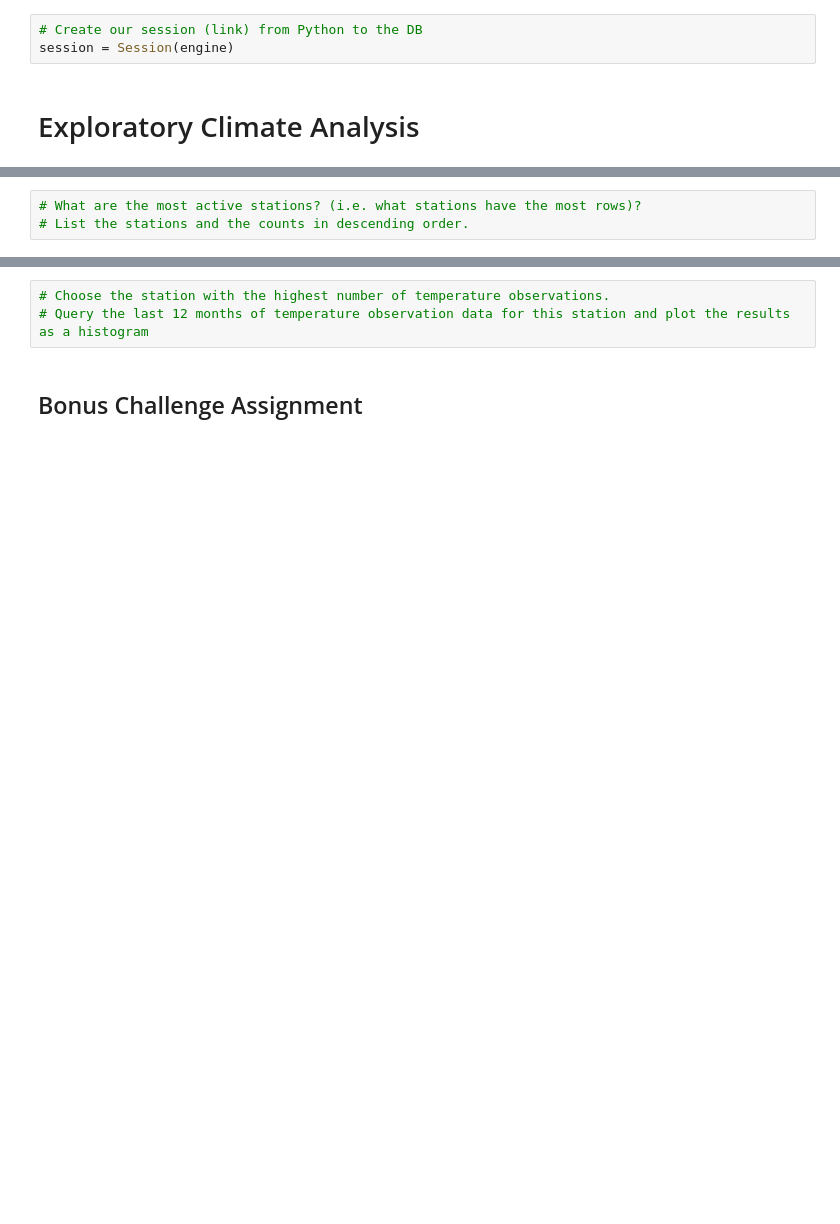
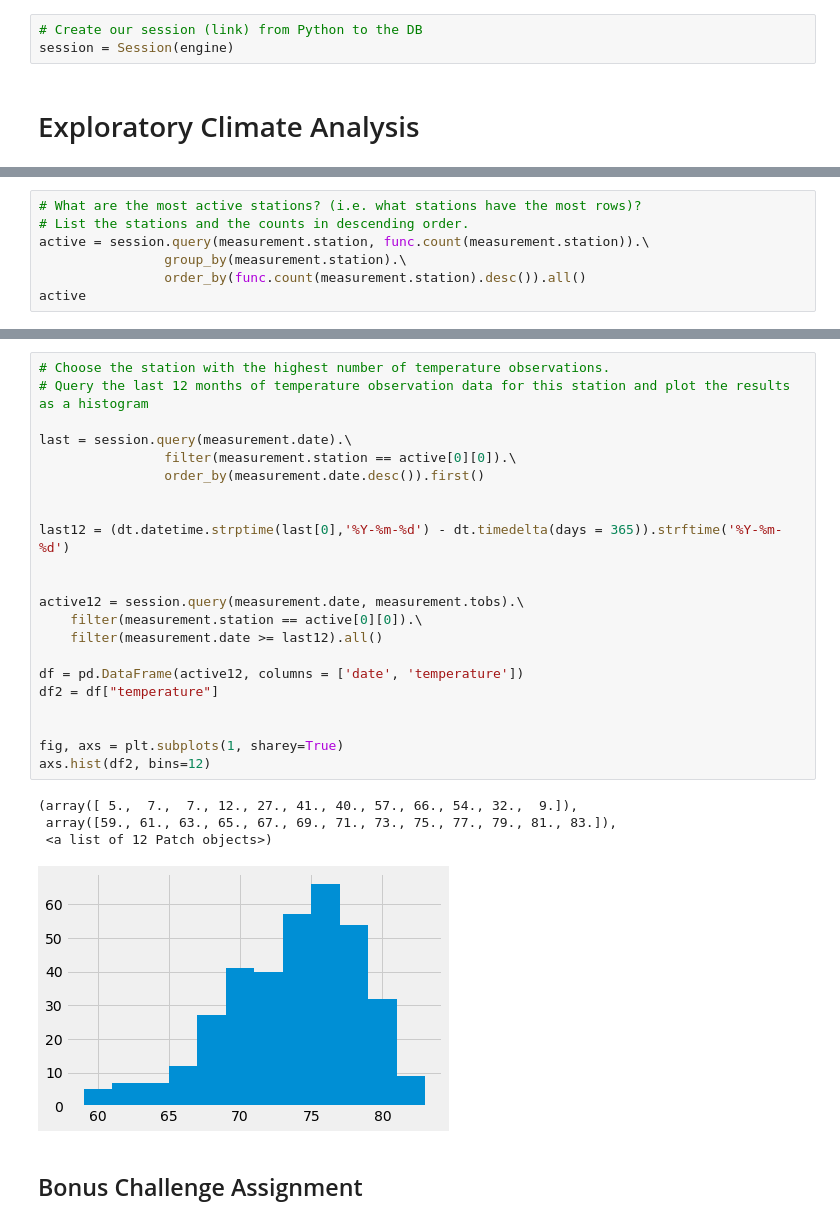
Before and after one commit to George-R/sqlalchemy-challenge, a Jupyter notebook: climate_starter.ipynb, the cells around one changed output, grey strips where cells are left out. Cells and saved outputs as stored; diff of their text form; blank space fills up the shorter version.

```diff
--- a/climate_starter.ipynb
+++ b/climate_starter.ipynb
@@ -79,3 +108,7 @@ results = session.query(measurement.date, measurement.prcp)
 # %%
 # What are the most active stations? (i.e. what stations have the most rows)?
 # List the stations and the counts in descending order.
+active = session.query(measurement.station, func.count(measurement.station)).\
+                group_by(measurement.station).\
+                order_by(func.count(measurement.station).desc()).all()
+active
@@ -85,6 +140,30 @@ results = session.query(measurement.date, measurement.prcp)
 # %%
 # Choose the station with the highest number of temperature observations.
 # Query the last 12 months of temperature observation data for this station and plot the results as a histogram
+
+last = session.query(measurement.date).\
+                filter(measurement.station == active[0][0]).\
+                order_by(measurement.date.desc()).first()
+
+
+last12 = (dt.datetime.strptime(last[0],'%Y-%m-%d') - dt.timedelta(days = 365)).strftime('%Y-%m-%d')
+
+
+active12 = session.query(measurement.date, measurement.tobs).\
+    filter(measurement.station == active[0][0]).\
+    filter(measurement.date >= last12).all()
+
+df = pd.DataFrame(active12, columns = ['date', 'temperature'])
+df2 = df["temperature"]
+
+
+fig, axs = plt.subplots(1, sharey=True)
+axs.hist(df2, bins=12)
+# %% [output]
+(array([ 5.,  7.,  7., 12., 27., 41., 40., 57., 66., 54., 32.,  9.]),
+ array([59., 61., 63., 65., 67., 69., 71., 73., 75., 77., 79., 81., 83.]),
+ <a list of 12 Patch objects>)
+[figure, added]
 # %% [markdown]
 ## Bonus Challenge Assignment
 # %%
```
Also changed, not shown: parts of 6 cells of this notebook.
